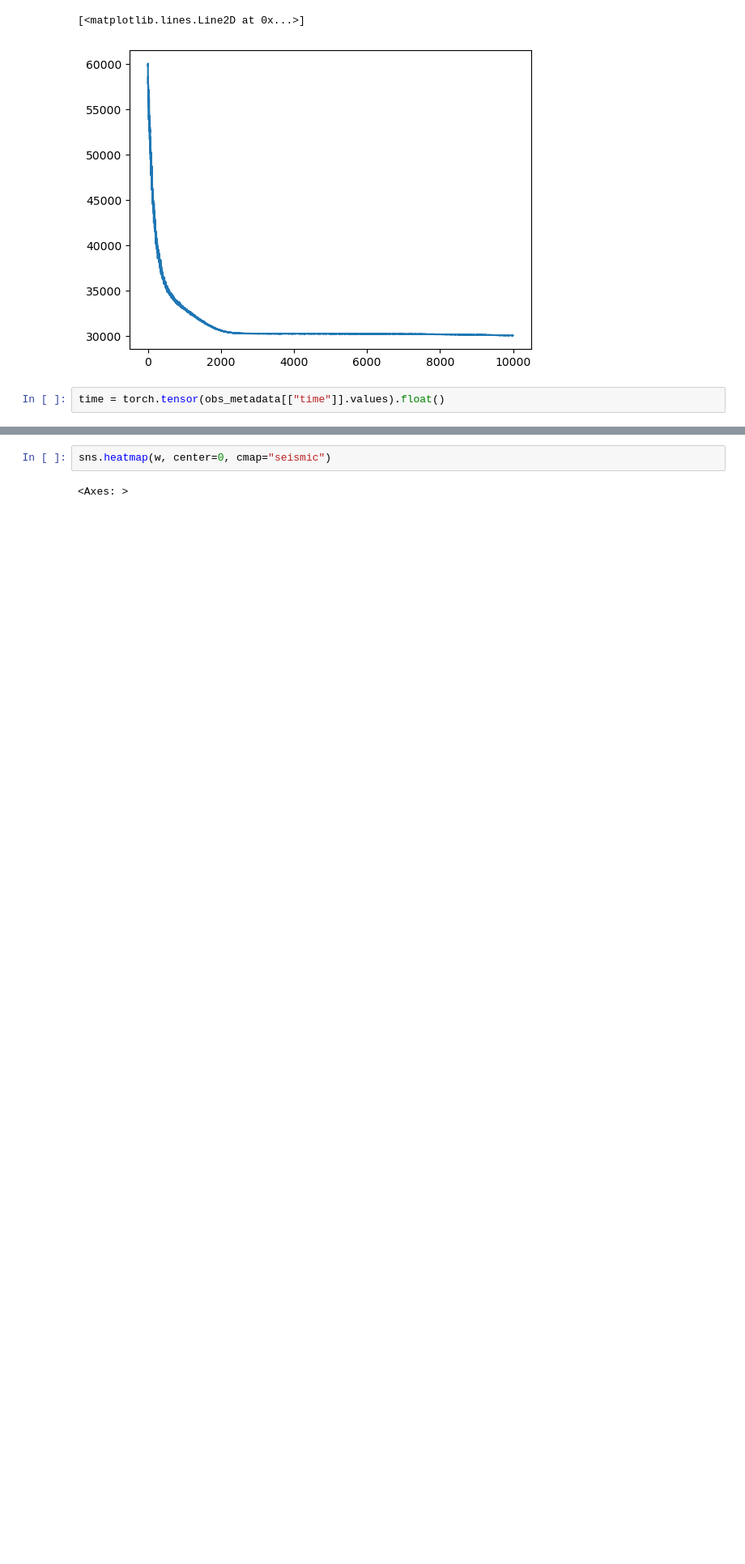
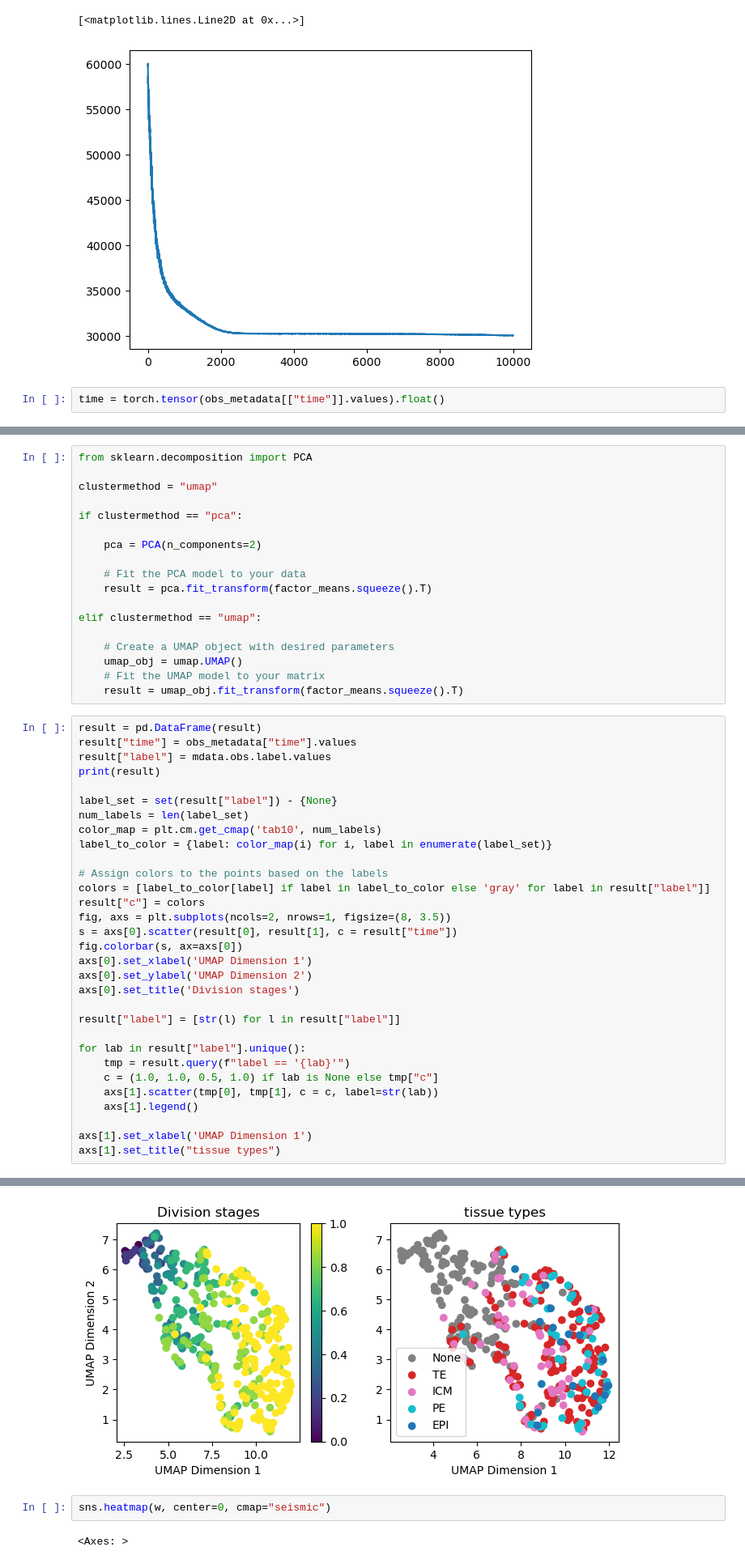
Before and after one commit to bioFAM/cellij, a Jupyter notebook: notebooks/new_gp.ipynb, the cells around one changed output, grey strips where cells are left out. Shown at 81% size. Saved outputs shown, nothing was run; the diff lists cells and outputs as text; blank space fills up the shorter version.

```diff
--- a/notebooks/new_gp.ipynb
+++ b/notebooks/new_gp.ipynb
@@ -317,0 +319,50 @@ sns.heatmap(w@z, center=0, cmap="seismic")
+# %%
+from sklearn.decomposition import PCA
+
+clustermethod = "umap"
+
+if clustermethod == "pca":
+
+    pca = PCA(n_components=2)
+
+    # Fit the PCA model to your data
+    result = pca.fit_transform(factor_means.squeeze().T)
+
+elif clustermethod == "umap":
+
+    # Create a UMAP object with desired parameters
+    umap_obj = umap.UMAP()
+    # Fit the UMAP model to your matrix
+    result = umap_obj.fit_transform(factor_means.squeeze().T)
+# %%
+result = pd.DataFrame(result)
+result["time"] = obs_metadata["time"].values
+result["label"] = mdata.obs.label.values
+print(result)
+
+label_set = set(result["label"]) - {None}
+num_labels = len(label_set)
+color_map = plt.cm.get_cmap('tab10', num_labels)
+label_to_color = {label: color_map(i) for i, label in enumerate(label_set)}
+
+# Assign colors to the points based on the labels
+colors = [label_to_color[label] if label in label_to_color else 'gray' for label in result["label"]]
+result["c"] = colors
+fig, axs = plt.subplots(ncols=2, nrows=1, figsize=(8, 3.5))
+s = axs[0].scatter(result[0], result[1], c = result["time"])
+fig.colorbar(s, ax=axs[0])
+axs[0].set_xlabel('UMAP Dimension 1')
+axs[0].set_ylabel('UMAP Dimension 2')
+axs[0].set_title('Division stages')
+
+result["label"] = [str(l) for l in result["label"]]
+
+for lab in result["label"].unique():
+    tmp = result.query(f"label == '{lab}'")
+    c = (1.0, 1.0, 0.5, 1.0) if lab is None else tmp["c"]
+    axs[1].scatter(tmp[0], tmp[1], c = c, label=str(lab))
+    axs[1].legend()
+
+axs[1].set_xlabel('UMAP Dimension 1')
+axs[1].set_title("tissue types")
+# %% [output]
@@ -318,3 +384,4 @@ sns.heatmap(w@z, center=0, cmap="seismic")
+[figure, added]
 # %%
 sns.heatmap(w, center=0, cmap="seismic")
 # %% [output]
```
Also changed, not shown: parts of 11 cells of this notebook.
